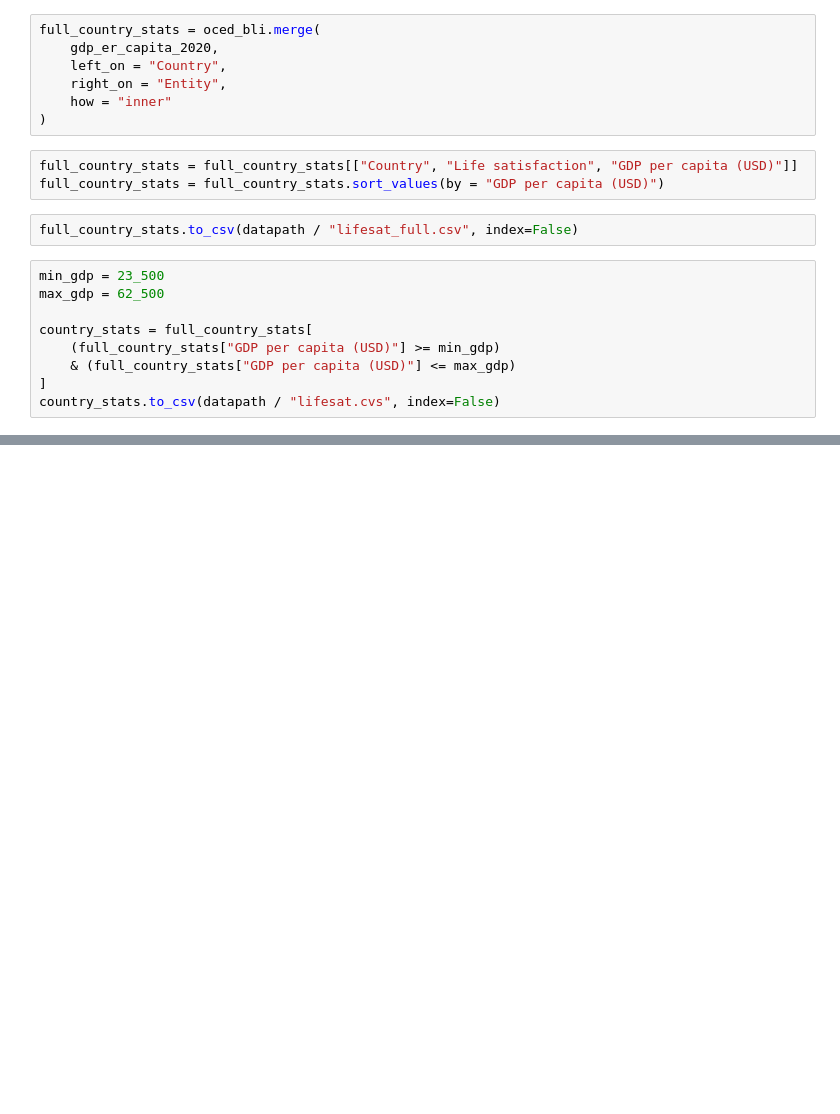
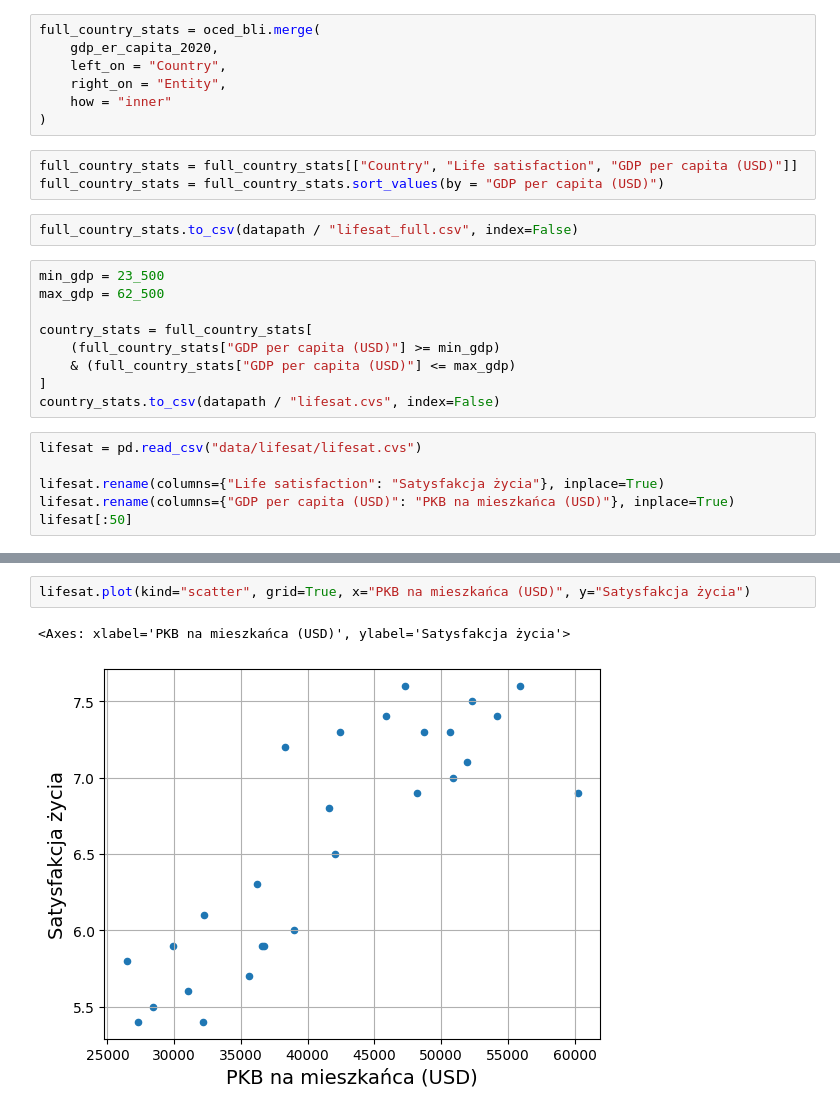
Before and after one commit to warmi024/new, a Jupyter notebook: 01_krajobraz_uczenia maszynowego.ipynb, the cells around one changed output, grey strips where cells are left out. Cells and saved outputs as stored; diff of their text form; blank space fills up the shorter version.

```diff
--- a/01_krajobraz_uczenia maszynowego.ipynb
+++ b/01_krajobraz_uczenia maszynowego.ipynb
@@ -81,3 +81,9 @@ country_stats = full_country_stats[
     & (full_country_stats["GDP per capita (USD)"] <= max_gdp)
 ]
 country_stats.to_csv(datapath / "lifesat.cvs", index=False)
+# %%
+lifesat = pd.read_csv("data/lifesat/lifesat.cvs")
+
+lifesat.rename(columns={"Life satisfaction": "Satysfakcja życia"}, inplace=True)
+lifesat.rename(columns={"GDP per capita (USD)": "PKB na mieszkańca (USD)"}, inplace=True)
+lifesat[:50]
@@ -83,0 +108,5 @@ country_stats.to_csv(datapath / "lifesat.cvs", index=False)
+# %%
+lifesat.plot(kind="scatter", grid=True, x="PKB na mieszkańca (USD)", y="Satysfakcja życia")
+# %% [output]
+<Axes: xlabel='PKB na mieszkańca (USD)', ylabel='Satysfakcja życia'>
+[figure, added]
```
Also changed, not shown: parts of 8 cells of this notebook, 2 other files.
